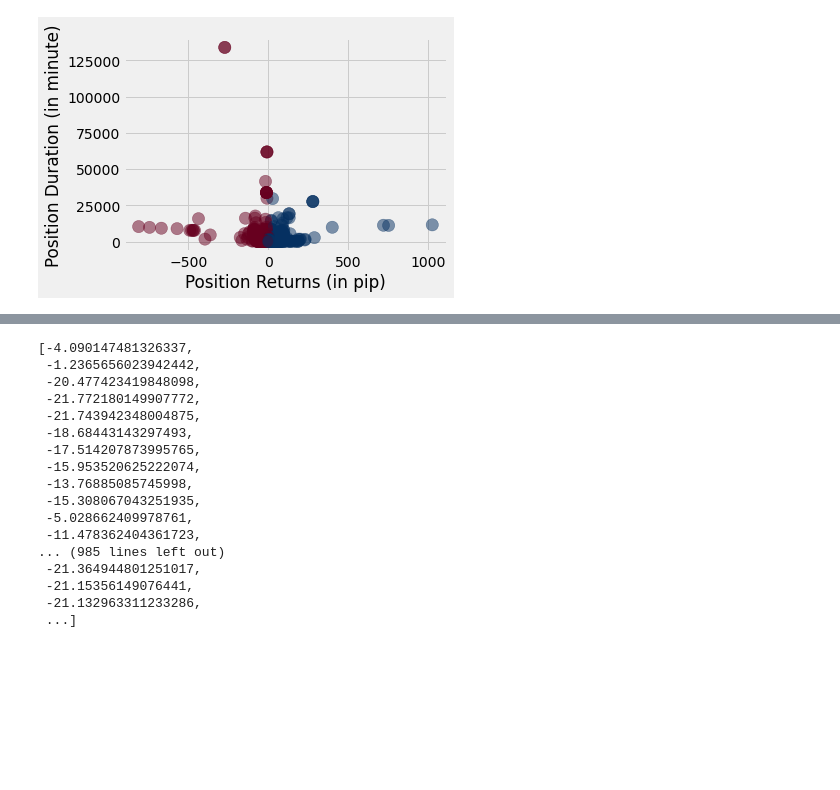
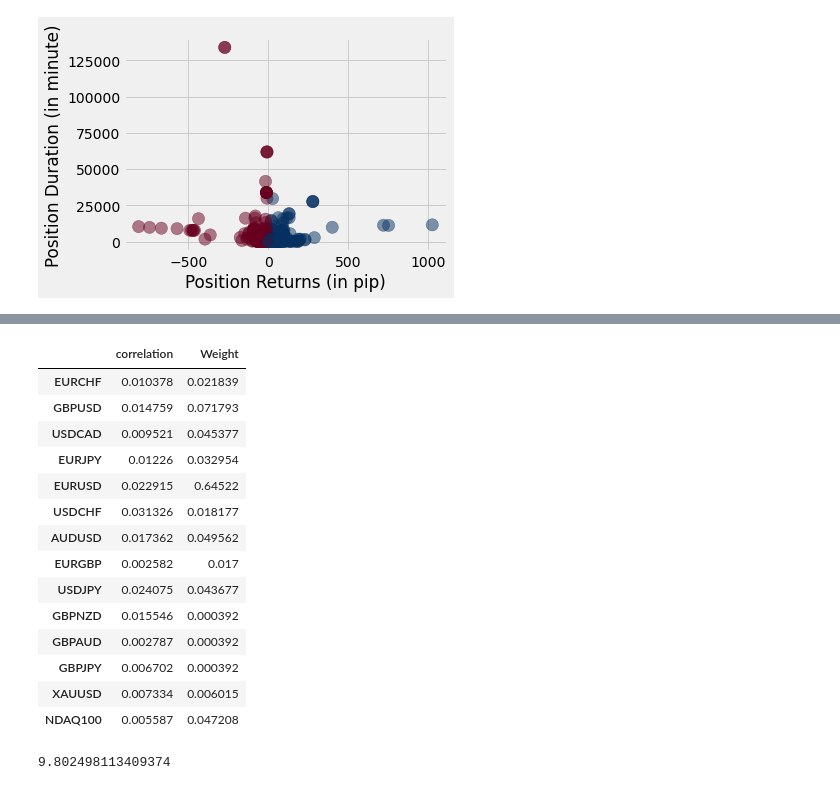
Before and after one commit to adaji/TraderEvaluation, a Jupyter notebook: test_note.ipynb, the cells around one changed output, grey strips where cells are left out. Cells and saved outputs as stored; diff of their text form; code cells hidden in the pictures; blank space fills up the shorter version.

Commit message:
Complete the market_correlation code

```diff
--- a/test_note.ipynb
+++ b/test_note.ipynb
@@ -31,25 +60,31 @@ close_score
 # %%
 Market_Correlation_ = Market_Correlation(df, min(df.Time.iloc[:,0]), pd.to_datetime('2023-04-08 06:50:00'))
-# %%
-Market_Correlation_.portfolio_return()
-# %% [output]
-[-4.090147481326337,
- -1.2365656023942442,
- -20.477423419848098,
- -21.772180149907772,
- -21.743942348004875,
- -18.68443143297493,
- -17.514207873995765,
- -15.953520625222074,
- -13.76885085745998,
- -15.308067043251935,
- -5.028662409978761,
- -11.478362404361723,
-... (985 lines left out)
- -21.364944801251017,
- -21.15356149076441,
- -21.132963311233286,
- ...]
+# %%
+Market_Correlation_portfolio_return = Market_Correlation_.portfolio_return()
+# %%
+Market_Correlation_correlation = Market_Correlation_.correlation(Market_Correlation_portfolio_return)
+Market_Correlation_correlation
+# %% [output]
+|  | correlation | Weight |
+| EURCHF | 0.010378 | 0.021839 |
+| GBPUSD | 0.014759 | 0.071793 |
+| USDCAD | 0.009521 | 0.045377 |
+| EURJPY | 0.01226 | 0.032954 |
+| EURUSD | 0.022915 | 0.64522 |
+| USDCHF | 0.031326 | 0.018177 |
+| AUDUSD | 0.017362 | 0.049562 |
+| EURGBP | 0.002582 | 0.017 |
+| USDJPY | 0.024075 | 0.043677 |
+| GBPNZD | 0.015546 | 0.000392 |
+| GBPAUD | 0.002787 | 0.000392 |
+| GBPJPY | 0.006702 | 0.000392 |
+| XAUUSD | 0.007334 | 0.006015 |
+| NDAQ100 | 0.005587 | 0.047208 |
+# %%
+Market_Correlation_correlation_score = Market_Correlation_.score(Market_Correlation_correlation)
+Market_Correlation_correlation_score
+# %% [output]
+9.802498113409374
 # %%
 from datetime import date
 from backtest.data_con.data_con import DataCon
```
Also changed, not shown: parts of 3 cells of this notebook.
